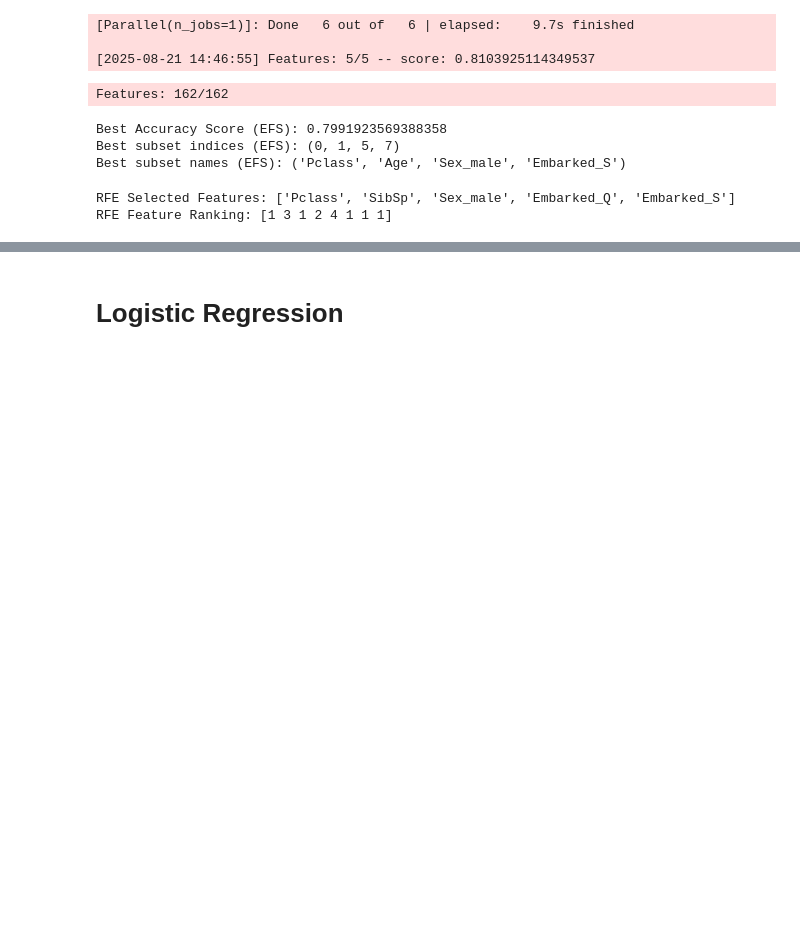
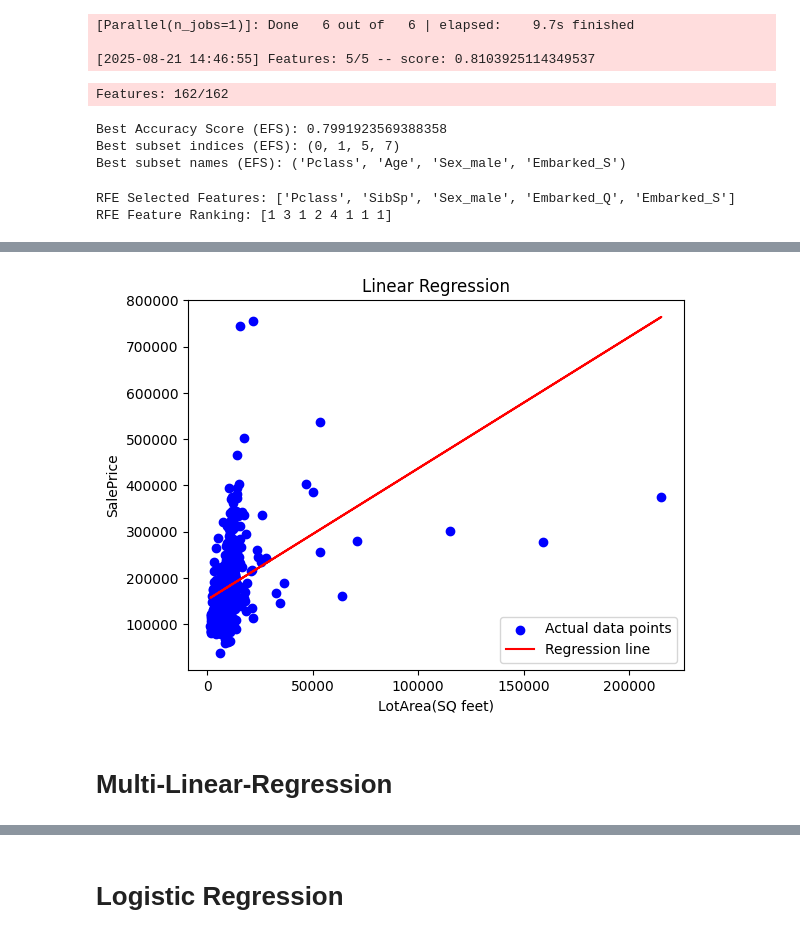
Before and after one commit to sashank1326/ML_Practice, a Jupyter notebook: Titanic_Ml_Features.ipynb, the cells around one changed output, grey strips where cells are left out. Saved outputs shown, nothing was run; the diff lists cells and outputs as text; code cells hidden in the pictures; blank space fills up the shorter version.

```diff
--- a/Titanic_Ml_Features.ipynb
+++ b/Titanic_Ml_Features.ipynb
@@ -296,0 +326,6 @@ RFE Feature Ranking: [1 3 1 2 4 1 1 1]
+# %%
+import pandas as pd
+
+# Load your dataset
+df = pd.read_csv("/content/drive/MyDrive/ML_LAB/house_price_train.csv")
+df.head(3)
@@ -296,0 +393,14 @@ RFE Feature Ranking: [1 3 1 2 4 1 1 1]
+# %%
+# Plotting
+import matplotlib.pyplot as plt
+plt.scatter(X_test, y_test, color='blue', label='Actual data points')
+plt.plot(X_test, y_pred, color='red', label='Regression line')
+plt.xlabel('LotArea(SQ feet)')
+plt.ylabel('SalePrice')
+plt.title('Linear Regression')
+plt.legend()
+plt.show()
+# %% [output]
+[figure, added]
+# %% [markdown]
+# **Multi-Linear-Regression**
```
Also changed, not shown: parts of 25 cells of this notebook.
